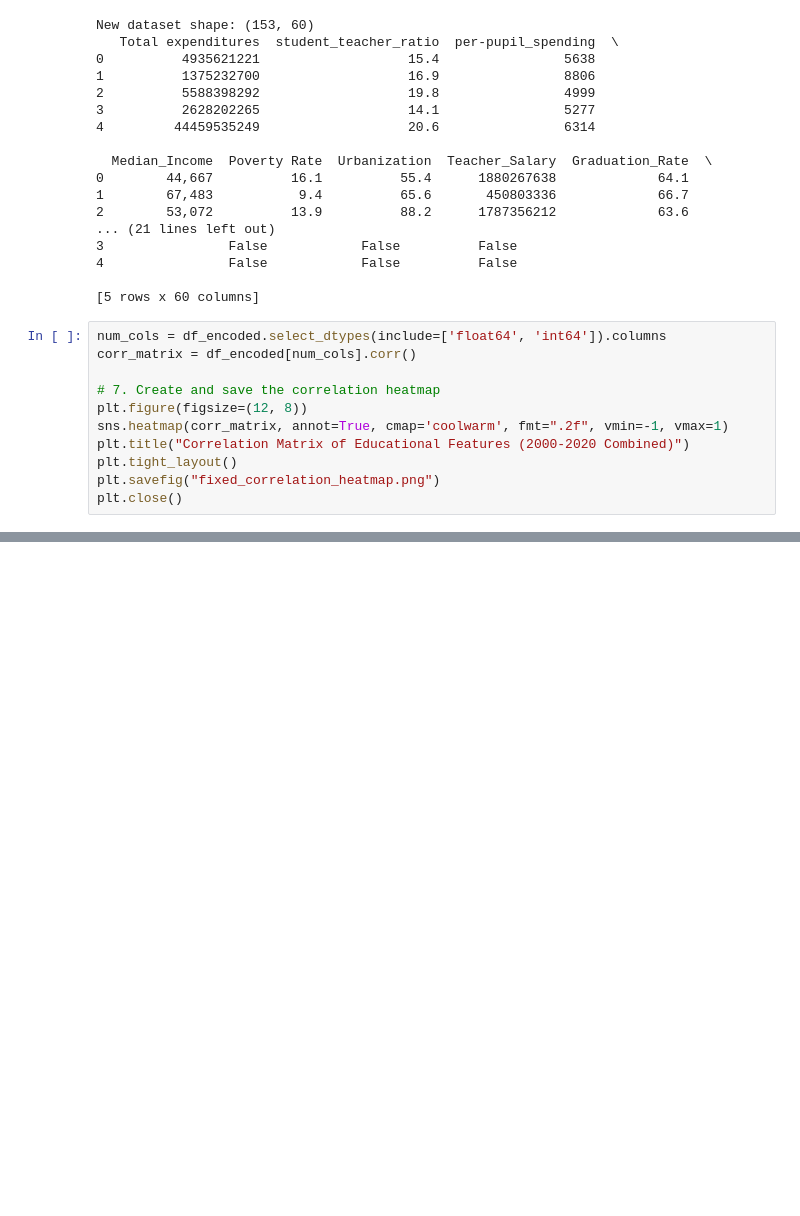
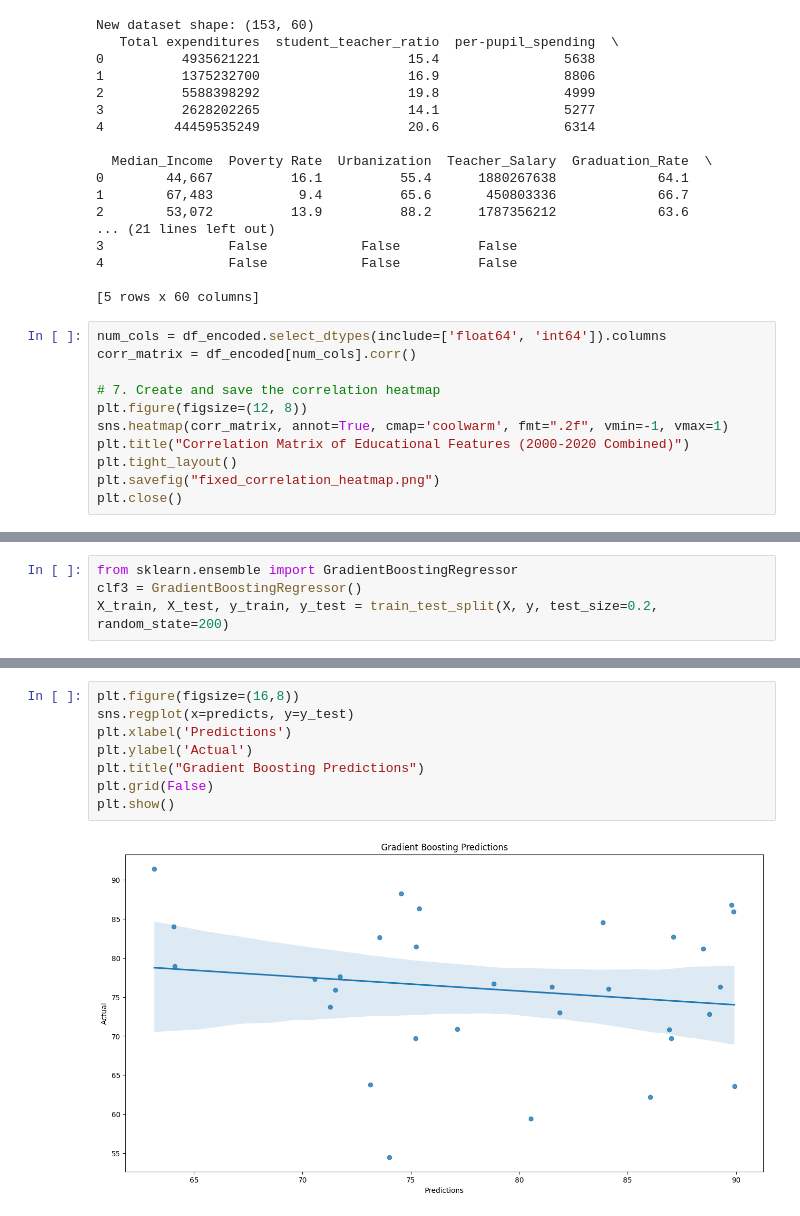
Before and after one commit to Mehul623248/Final-Project, a Jupyter notebook: model.ipynb, the cells around one changed output, grey strips where cells are left out. Cells and saved outputs as stored; diff of their text form; blank space fills up the shorter version.

```diff
--- a/model.ipynb
+++ b/model.ipynb
@@ -212,0 +327,4 @@ plt.show()
+# %%
+from sklearn.ensemble import GradientBoostingRegressor
+clf3 = GradientBoostingRegressor()
+X_train, X_test, y_train, y_test = train_test_split(X, y, test_size=0.2, random_state=200)
@@ -212,0 +372,10 @@ plt.show()
+# %%
+plt.figure(figsize=(16,8))
+sns.regplot(x=predicts, y=y_test)
+plt.xlabel('Predictions')
+plt.ylabel('Actual')
+plt.title("Gradient Boosting Predictions")
+plt.grid(False)
+plt.show()
+# %% [output]
+[figure, added]
```
Also changed, not shown: parts of 12 cells of this notebook, 2 other files.
